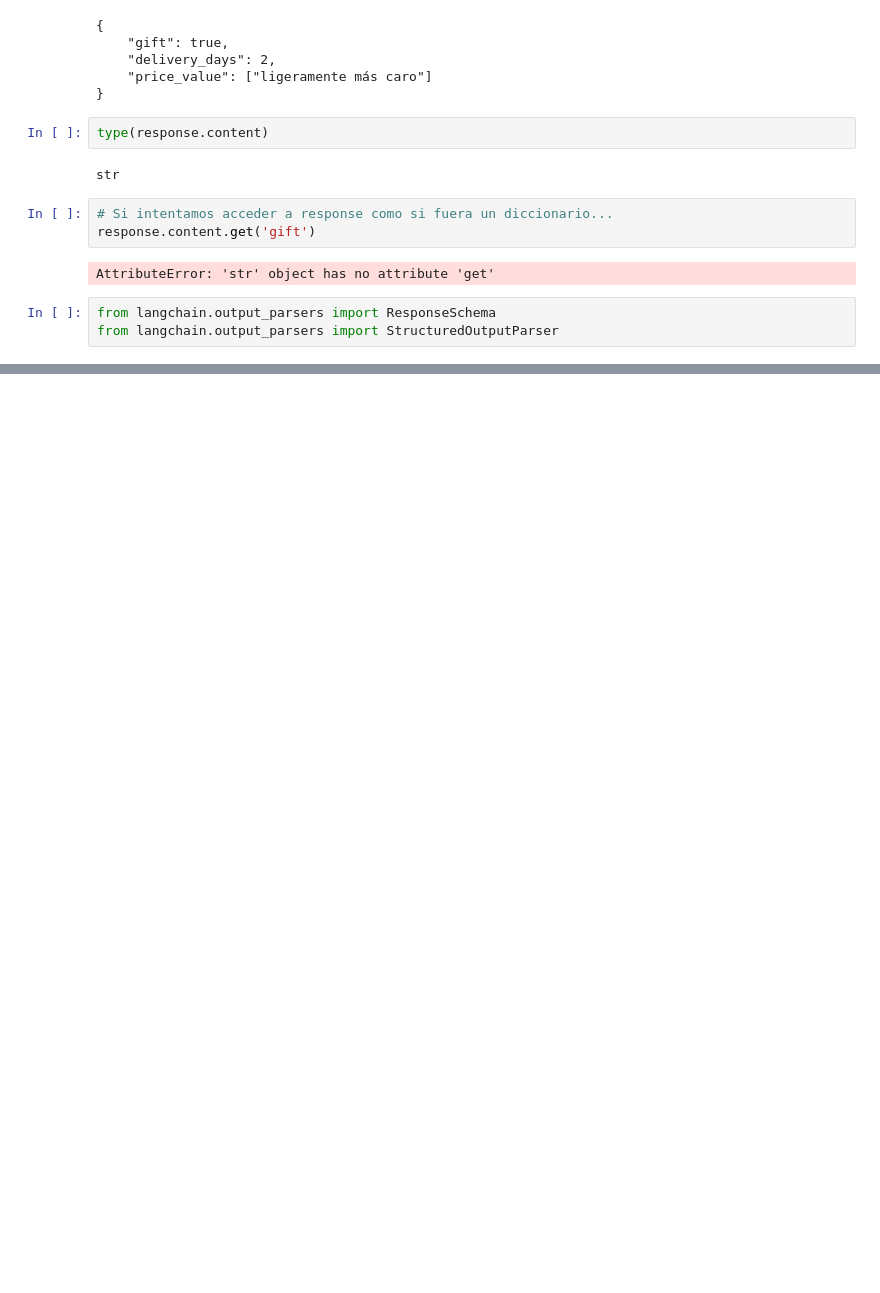
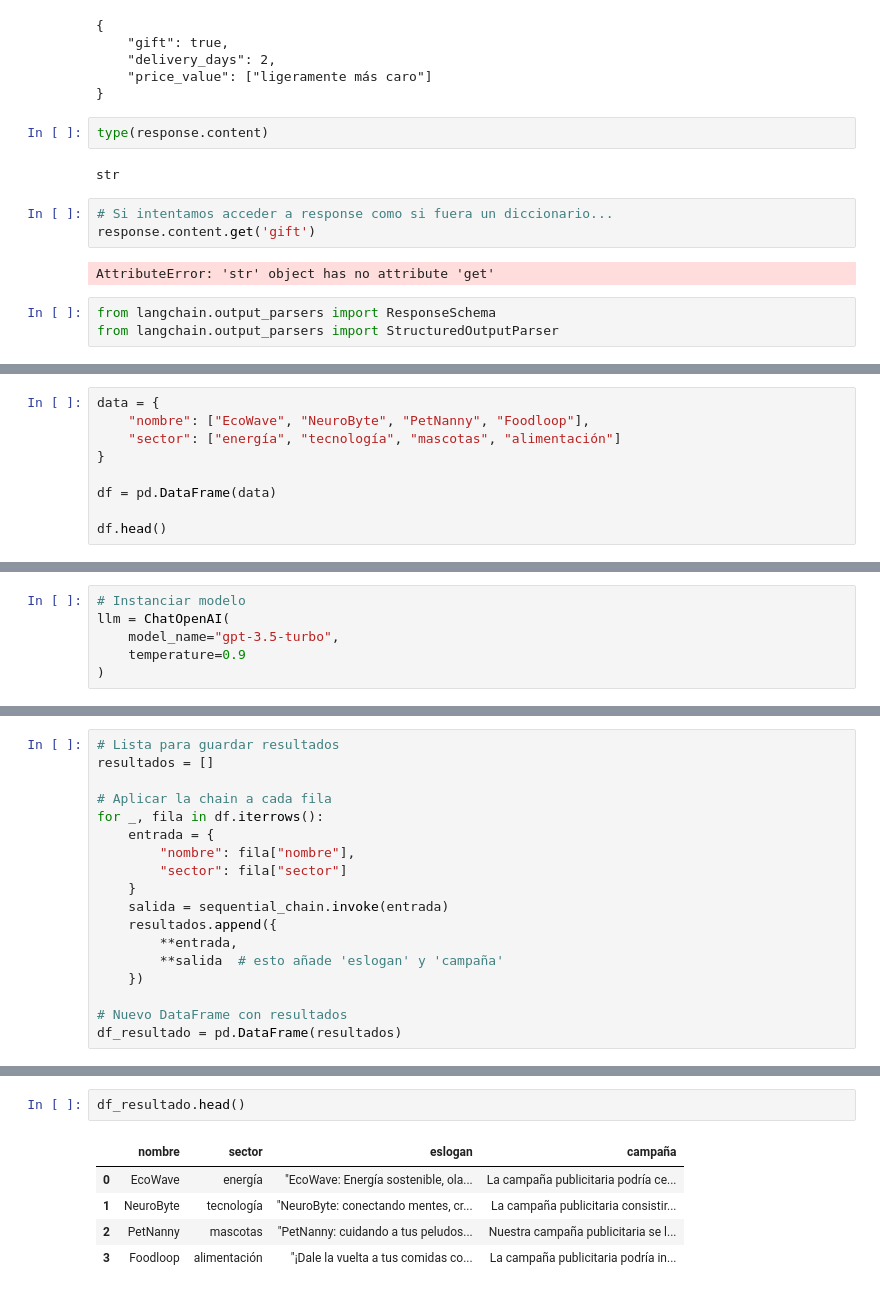
Before and after one commit to gmachinromero/exploring-langchain, a Jupyter notebook: langchain.ipynb, the cells around one changed output, grey strips where cells are left out. Saved outputs shown, nothing was run; the diff lists cells and outputs as text; blank space fills up the shorter version.

```diff
--- a/langchain.ipynb
+++ b/langchain.ipynb
@@ -494,0 +699,9 @@ LangChain:
+# %%
+data = {
+    "nombre": ["EcoWave", "NeuroByte", "PetNanny", "Foodloop"],
+    "sector": ["energía", "tecnología", "mascotas", "alimentación"]
+}
+
+df = pd.DataFrame(data)
+
+df.head()
@@ -494,0 +714,6 @@ LangChain:
+# %%
+# Instanciar modelo
+llm = ChatOpenAI(
+    model_name="gpt-3.5-turbo",
+    temperature=0.9
+)
@@ -494,0 +822,18 @@ LangChain:
+# %%
+# Lista para guardar resultados
+resultados = []
+
+# Aplicar la chain a cada fila
+for _, fila in df.iterrows():
+    entrada = {
+        "nombre": fila["nombre"],
+        "sector": fila["sector"]
+    }
+    salida = sequential_chain.invoke(entrada)
+    resultados.append({
+        **entrada,
+        **salida  # esto añade 'eslogan' y 'campaña'
+    })
+
+# Nuevo DataFrame con resultados
+df_resultado = pd.DataFrame(resultados)
@@ -494,0 +859,8 @@ LangChain:
+# %%
+df_resultado.head()
+# %% [output]
+|  | nombre | sector | eslogan | campaña |
+| 0 | EcoWave | energía | "EcoWave: Energía sostenible, ola... | La campaña publicitaria podría ce... |
+| 1 | NeuroByte | tecnología | "NeuroByte: conectando mentes, cr... | La campaña publicitaria consistir... |
+| 2 | PetNanny | mascotas | "PetNanny: cuidando a tus peludos... | Nuestra campaña publicitaria se l... |
+| 3 | Foodloop | alimentación | "¡Dale la vuelta a tus comidas co... | La campaña publicitaria podría in... |
```
Also changed, not shown: parts of 55 cells of this notebook.
